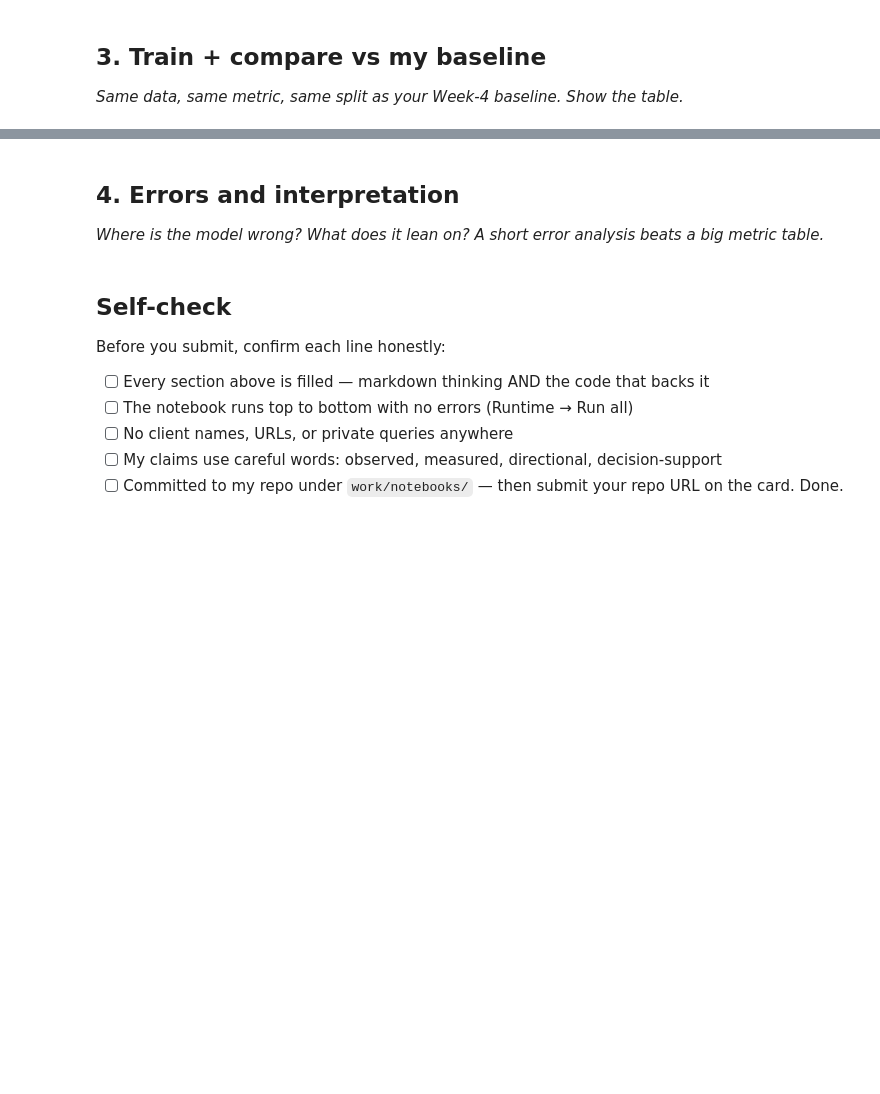
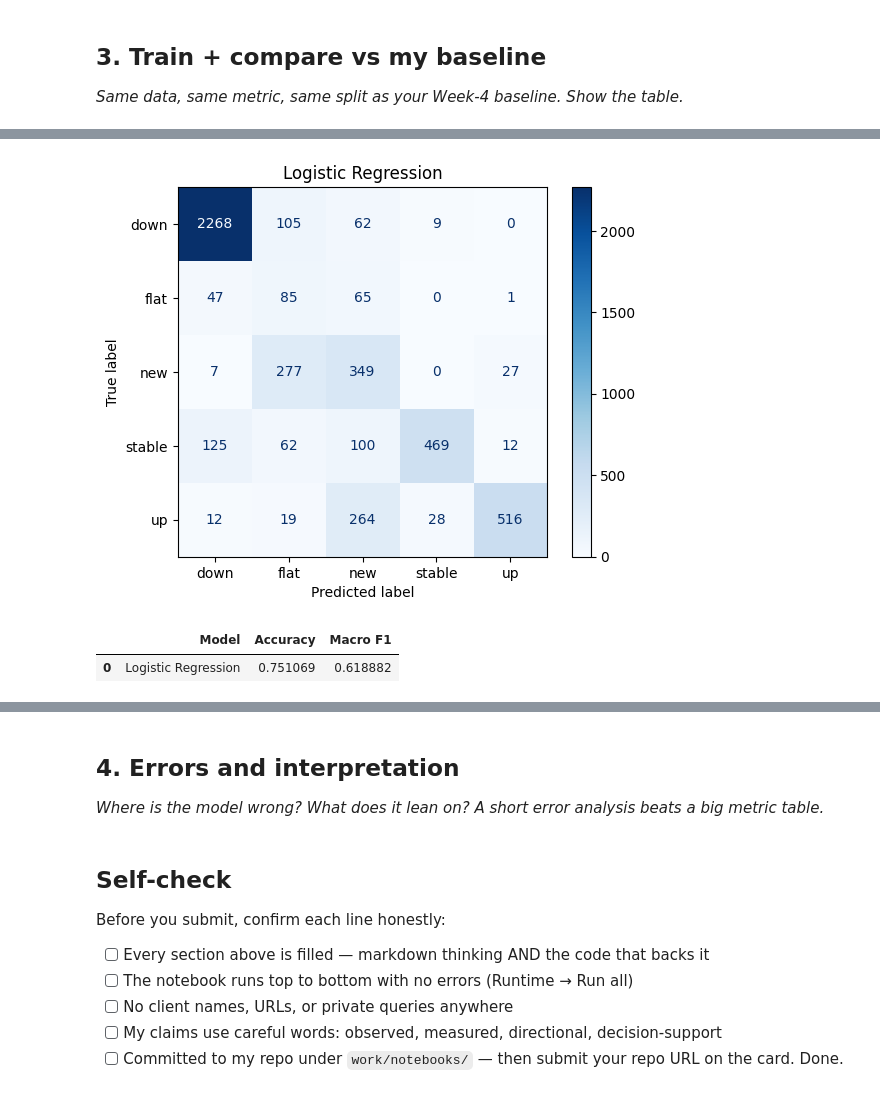
Before and after one commit to boddulavinaykumar6-stack/Flyrank-ML-Internship, a Jupyter notebook: work/notebooks/w05_model.ipynb, the cells around one changed output, grey strips where cells are left out. Saved outputs shown, nothing was run; the diff lists cells and outputs as text; code cells hidden in the pictures; blank space fills up the shorter version.

```diff
--- a/work/notebooks/w05_model.ipynb
+++ b/work/notebooks/w05_model.ipynb
@@ -29,0 +589,13 @@ This skeleton is yours to fill. Work the sections **in order** — each one has
+# %%
+preprocessor = ColumnTransformer(
+    transformers=[
+        ("num", numeric_transformer, numeric_features),
+        ("cat", categorical_transformer, categorical_features),
+    ]
+)
+# %%
+X_train_processed = preprocessor.fit_transform(X_train)
+X_test_processed = preprocessor.transform(X_test)
+
+print("Processed training shape:", X_train_processed.shape)
+print("Processed testing shape :", X_test_processed.shape)
@@ -29,0 +639,15 @@ This skeleton is yours to fill. Work the sections **in order** — each one has
+# %%
+logistic_pipeline = Pipeline(
+    steps=[
+        ("preprocessor", preprocessor),
+        (
+            "classifier",
+            LogisticRegression(
+                max_iter=1000,
+                random_state=RANDOM_STATE
+            ),
+        ),
+    ]
+)
+
+logistic_pipeline.fit(X_train, y_train)
@@ -29,0 +679,2 @@ This skeleton is yours to fill. Work the sections **in order** — each one has
+# %%
+y_pred_lr = logistic_pipeline.predict(X_test)
@@ -29,0 +707,22 @@ This skeleton is yours to fill. Work the sections **in order** — each one has
+# %%
+ConfusionMatrixDisplay.from_predictions(
+    y_test,
+    y_pred_lr,
+    cmap="Blues"
+)
+
+plt.title("Logistic Regression")
+plt.show()
+# %% [output]
+[figure, added]
+# %%
+results = pd.DataFrame({
+    "Model": ["Logistic Regression"],
+    "Accuracy": [accuracy_lr],
+    "Macro F1": [macro_f1_lr]
+})
+
+results
+# %% [output]
+|  | Model | Accuracy | Macro F1 |
+| 0 | Logistic Regression | 0.751069 | 0.618882 |
```
Also changed, not shown: parts of 58 cells of this notebook.
